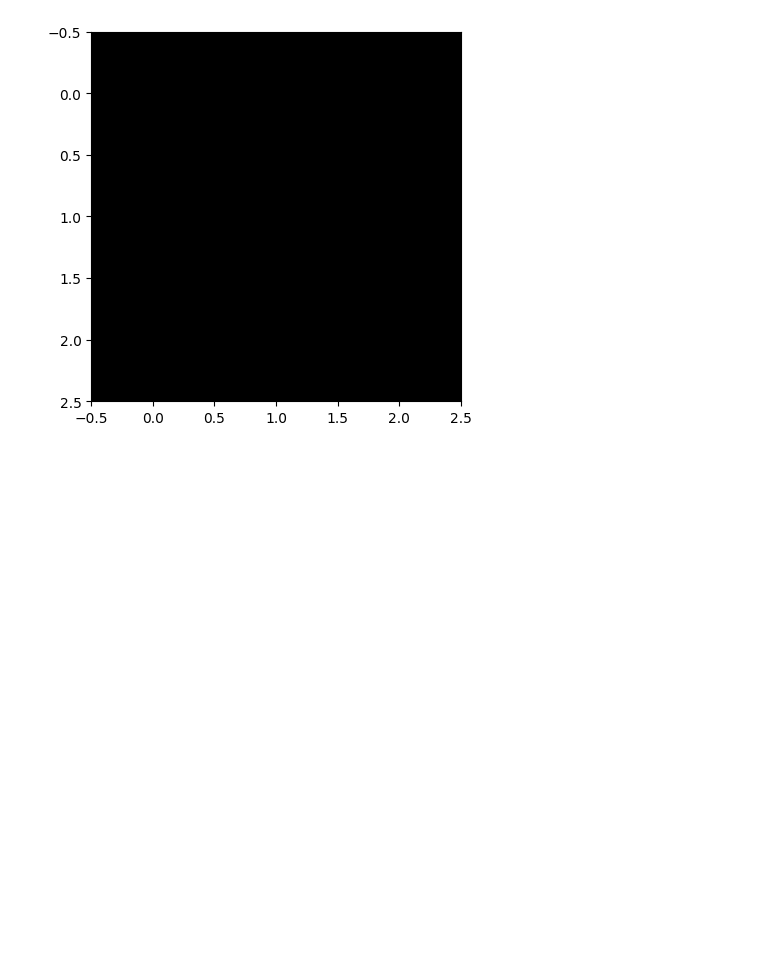
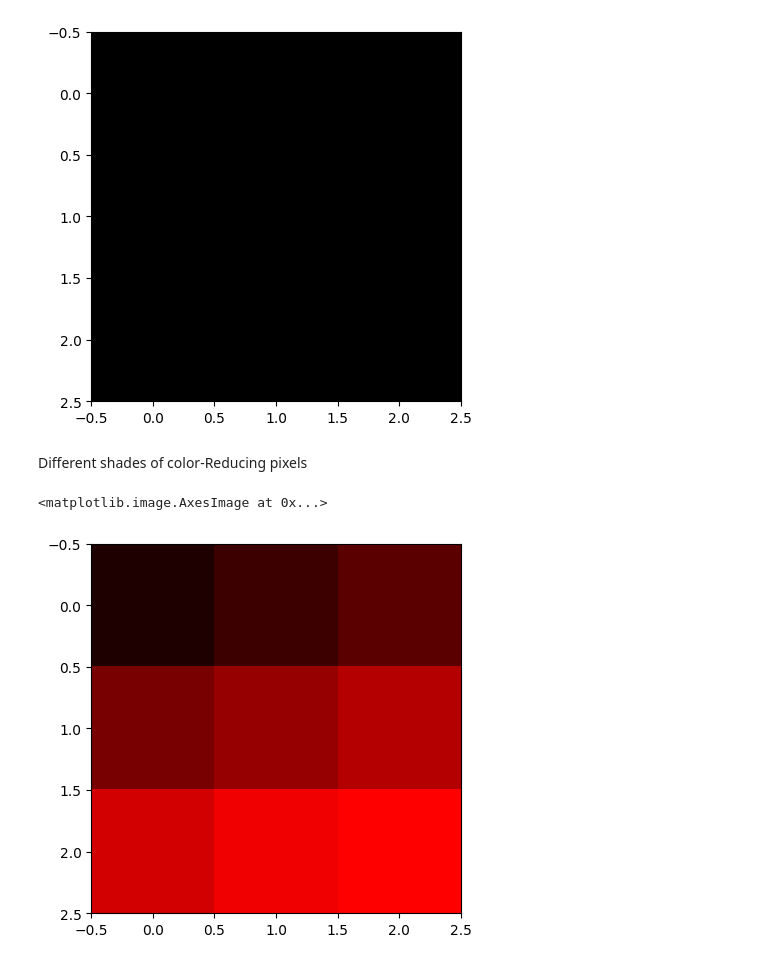
Before and after one commit to t-abs/Machine-Learning, a Jupyter notebook: Image_Processing.ipynb, the cells around one changed output. Cells and saved outputs as stored; diff of their text form; code cells hidden in the pictures; blank space fills up the shorter version.

```diff
--- a/Image_Processing.ipynb
+++ b/Image_Processing.ipynb
@@ -109,3 +109,14 @@ cv.imwrite('Black.png',arr)
 # %% [output]
 True
 [figure]
+# %% [markdown]
+Different shades of color-Reducing pixels
+# %%
+arr = np.array([[[ 30  , 0 , 0 ] , [ 60  , 0 , 0 ] ,[ 90  , 0 , 0 ]],
+                [[ 120 , 0 , 0 ] , [ 150 , 0 , 0 ] ,[ 180 , 0 , 0 ]],
+                [[ 210 , 0 , 0 ] , [ 240 , 0 , 0 ] ,[ 255 , 0 , 0 ]]])
+
+plt.imshow(arr)
+# %% [output]
+<matplotlib.image.AxesImage at 0x...>
+[figure, added]
```
Also changed, not shown: parts of 7 cells of this notebook.
